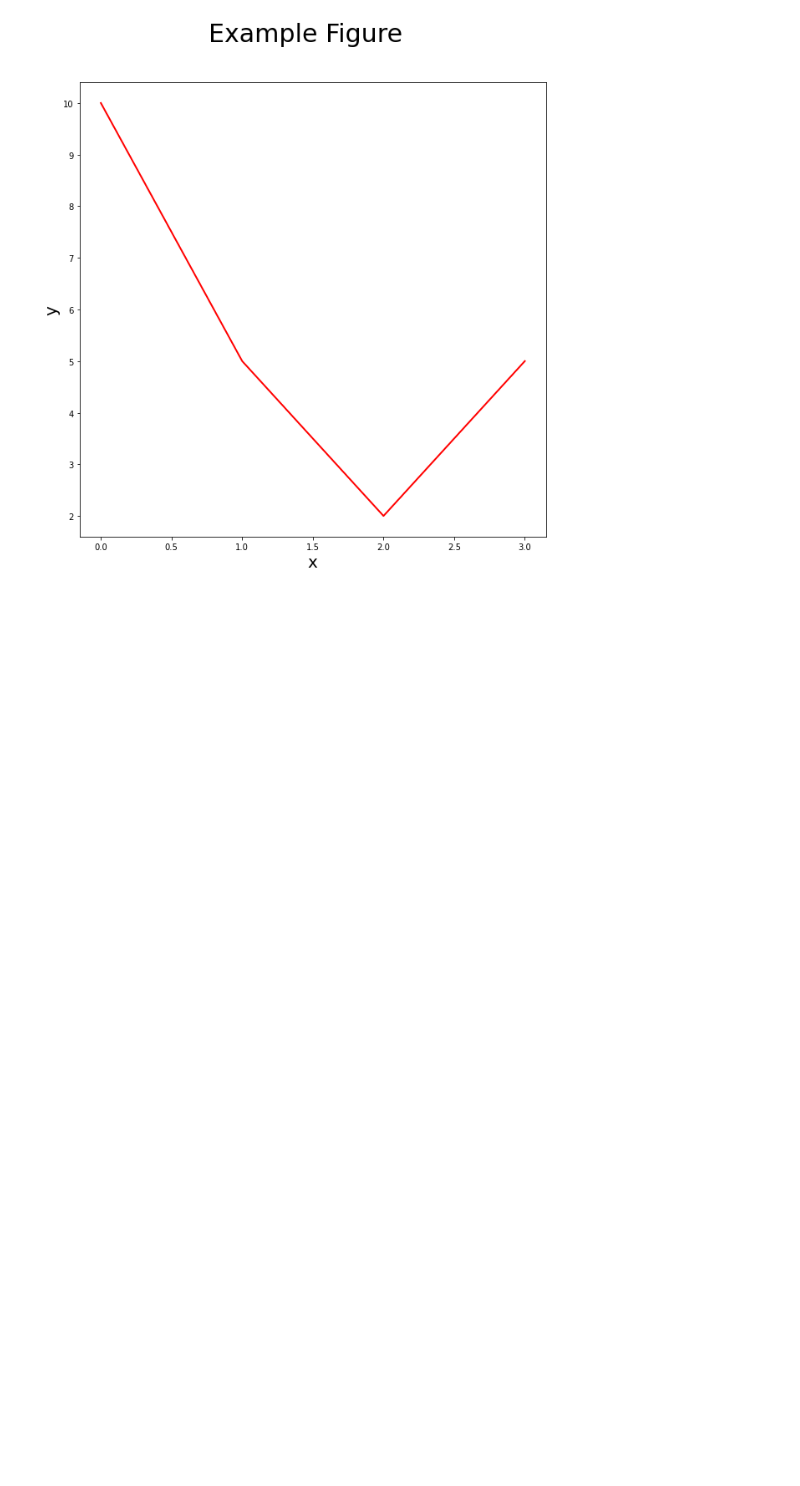
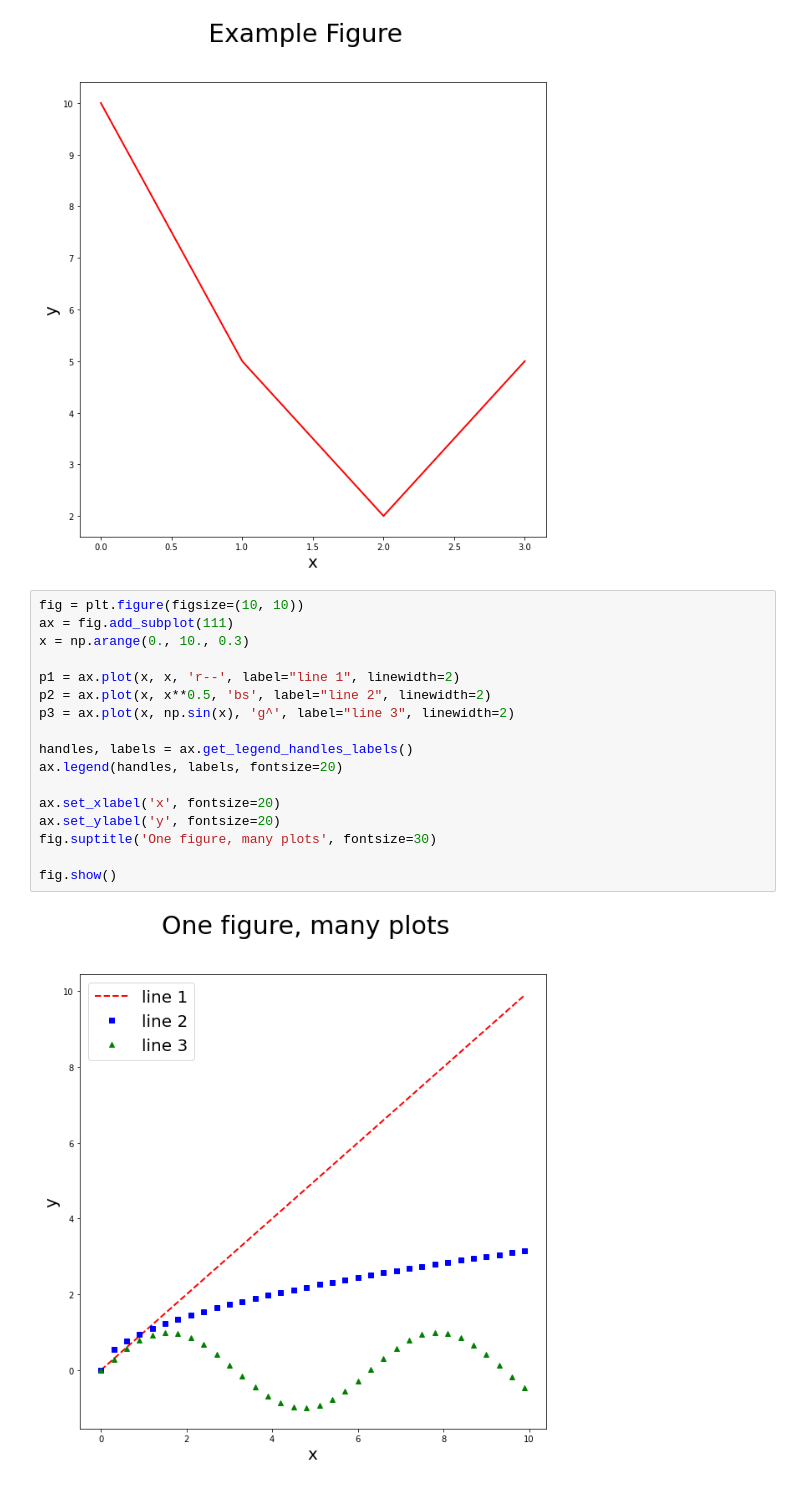
Before and after one commit to frans-johansson/tnm108-ht20, a Jupyter notebook: lab0/Introduction.ipynb, the cells around one changed output. Drawn from its saved outputs; the diff is of its cells as text; blank space fills up the shorter version.

```diff
--- a/lab0/Introduction.ipynb
+++ b/lab0/Introduction.ipynb
@@ -766,3 +766,22 @@ ax.plot([10, 5, 2, 5], color='red', label='line 1', linewidth=2)
 fig.savefig('example_fig.png')
 # %% [output]
 [figure]
+# %%
+fig = plt.figure(figsize=(10, 10))
+ax = fig.add_subplot(111)
+x = np.arange(0., 10., 0.3)
+
+p1 = ax.plot(x, x, 'r--', label="line 1", linewidth=2)
+p2 = ax.plot(x, x**0.5, 'bs', label="line 2", linewidth=2)
+p3 = ax.plot(x, np.sin(x), 'g^', label="line 3", linewidth=2)
+
+handles, labels = ax.get_legend_handles_labels()
+ax.legend(handles, labels, fontsize=20)
+
+ax.set_xlabel('x', fontsize=20)
+ax.set_ylabel('y', fontsize=20)
+fig.suptitle('One figure, many plots', fontsize=30)
+
+fig.show()
+# %% [output]
+[figure, added]
```
